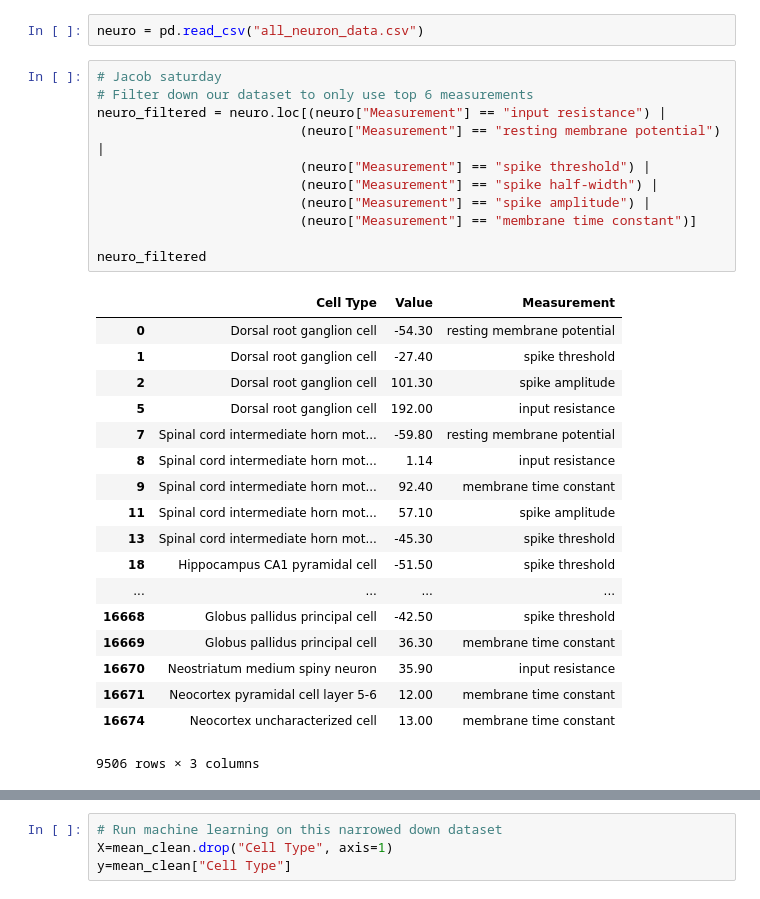
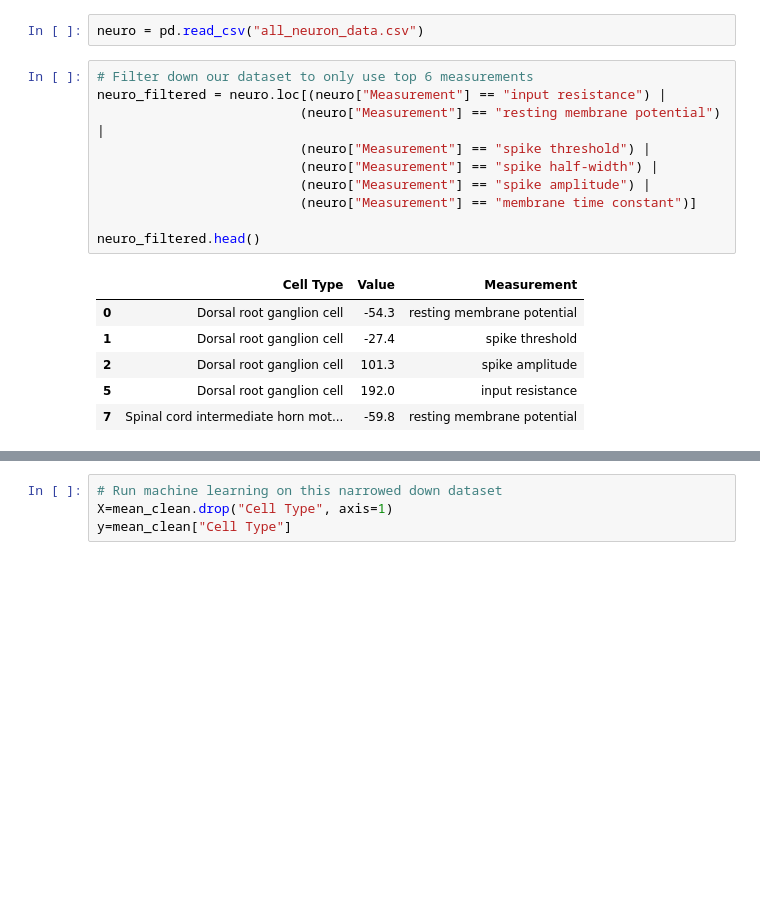
Before and after one commit to alexw858/Neuron-Predictor, a Jupyter notebook: Alex/machine_learning3.ipynb, the cells around one changed output, grey strips where cells are left out. Cells and saved outputs as stored; diff of their text form; blank space fills up the shorter version.

```diff
--- a/Alex/machine_learning3.ipynb
+++ b/Alex/machine_learning3.ipynb
@@ -7,33 +22,20 @@ import numpy as np
 # %%
 neuro = pd.read_csv("all_neuron_data.csv")
 # %%
-# Jacob saturday
 # Filter down our dataset to only use top 6 measurements
 neuro_filtered = neuro.loc[(neuro["Measurement"] == "input resistance") |
                           (neuro["Measurement"] == "resting membrane potential") |
                           (neuro["Measurement"] == "spike threshold") |
                           (neuro["Measurement"] == "spike half-width") |
                           (neuro["Measurement"] == "spike amplitude") |
                           (neuro["Measurement"] == "membrane time constant")]
 
-neuro_filtered
+neuro_filtered.head()
 # %% [output]
 |  | Cell Type | Value | Measurement |
-| 0 | Dorsal root ganglion cell | -54.30 | resting membrane potential |
-| 1 | Dorsal root ganglion cell | -27.40 | spike threshold |
-| 2 | Dorsal root ganglion cell | 101.30 | spike amplitude |
-| 5 | Dorsal root ganglion cell | 192.00 | input resistance |
-| 7 | Spinal cord intermediate horn mot... | -59.80 | resting membrane potential |
-| 8 | Spinal cord intermediate horn mot... | 1.14 | input resistance |
-| 9 | Spinal cord intermediate horn mot... | 92.40 | membrane time constant |
-| 11 | Spinal cord intermediate horn mot... | 57.10 | spike amplitude |
-| 13 | Spinal cord intermediate horn mot... | -45.30 | spike threshold |
-| 18 | Hippocampus CA1 pyramidal cell | -51.50 | spike threshold |
-| ... | ... | ... | ... |
-| 16668 | Globus pallidus principal cell | -42.50 | spike threshold |
-| 16669 | Globus pallidus principal cell | 36.30 | membrane time constant |
-| 16670 | Neostriatum medium spiny neuron | 35.90 | input resistance |
-| 16671 | Neocortex pyramidal cell layer 5-6 | 12.00 | membrane time constant |
-| 16674 | Neocortex uncharacterized cell | 13.00 | membrane time constant |
+| 0 | Dorsal root ganglion cell | -54.3 | resting membrane potential |
+| 1 | Dorsal root ganglion cell | -27.4 | spike threshold |
+| 2 | Dorsal root ganglion cell | 101.3 | spike amplitude |
+| 5 | Dorsal root ganglion cell | 192.0 | input resistance |
+| 7 | Spinal cord intermediate horn mot... | -59.8 | resting membrane potential |
-9506 rows × 3 columns
 # %%
```
Also changed, not shown: parts of 41 cells of this notebook.
